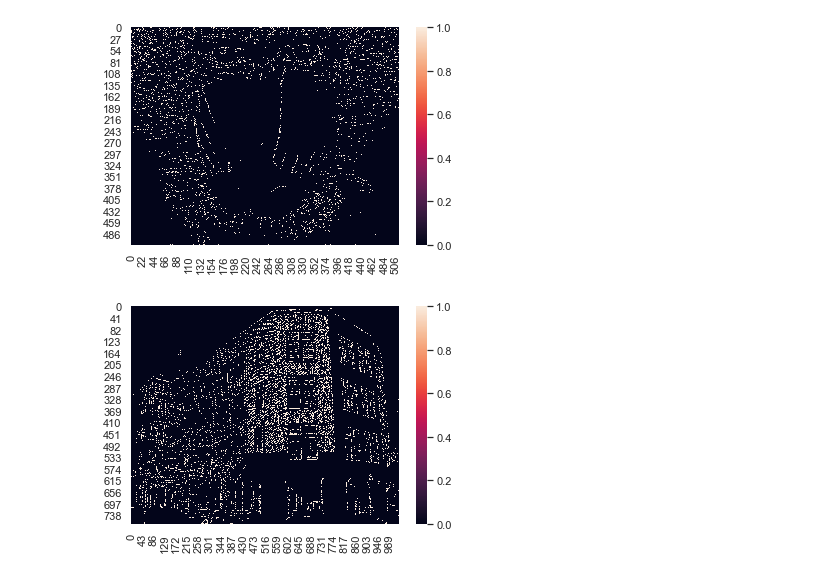
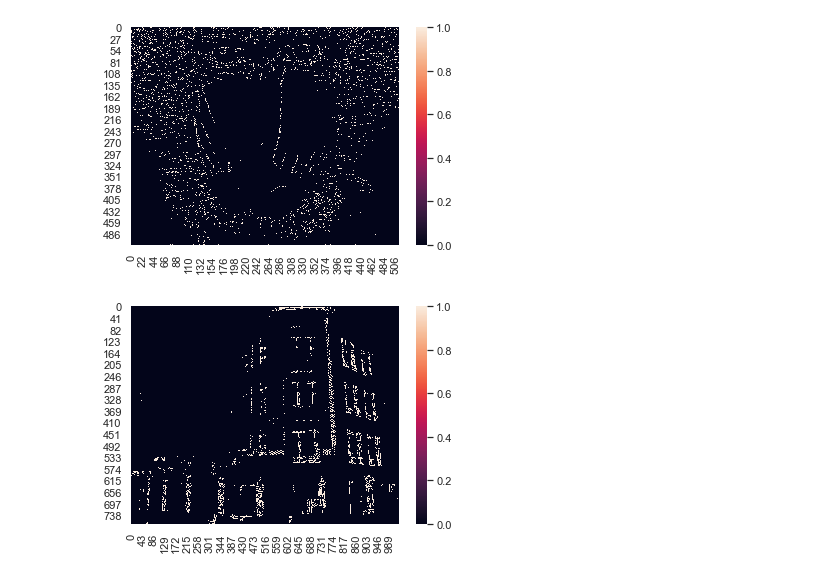
Before and after one commit to kwantlin/student-assignment-1, a Jupyter notebook: hw1.ipynb, the cells around one changed output. Drawn from its saved outputs; the diff is of its cells as text; code cells hidden in the pictures.

```diff
--- a/hw1.ipynb
+++ b/hw1.ipynb
@@ -207,7 +214,7 @@ ax6 = sns.heatmap(edgemap_mandrill)
 # %%
 img_cs = cv2.imread('example_images/csbldg.jpg', 1)
 gray_cs = cv2.cvtColor(img_cs, cv2.COLOR_BGR2GRAY)
-edgemap_cs = cannyEdgeDetection(gray_cs, sigma, 0.3, 0.7)
+edgemap_cs = cannyEdgeDetection(gray_cs, 5, 0.5, 0.7)
 ax7 = sns.heatmap(edgemap_cs)
 # %% [output]
-[figure, old version]
+[figure, new version]
```
Also changed, not shown: parts of 3 cells of this notebook, 1 other file.
